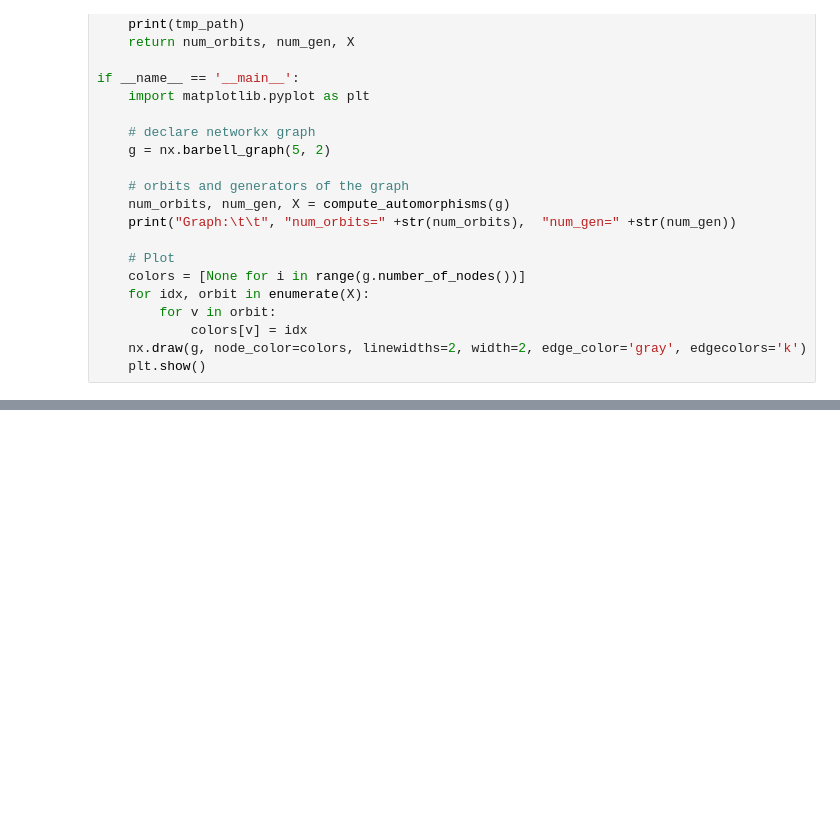
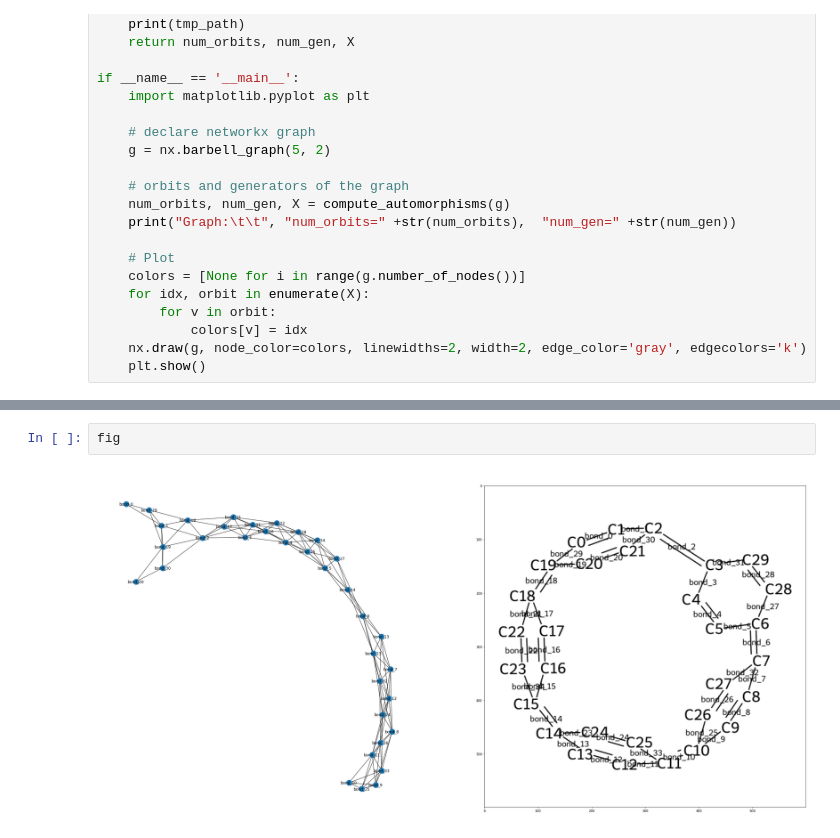
Before and after one commit to shiningsunnyday/induction, a Jupyter notebook: notebooks/playground.ipynb, the cells around one changed output, grey strips where cells are left out. Saved outputs shown, nothing was run; the diff lists cells and outputs as text; blank space fills up the shorter version.

```diff
--- a/notebooks/playground.ipynb
+++ b/notebooks/playground.ipynb
@@ -223,0 +681,4 @@ mol
+# %%
+fig
+# %% [output]
+[figure, added]
```
Also changed, not shown: parts of 19 cells of this notebook, 2 other files.
